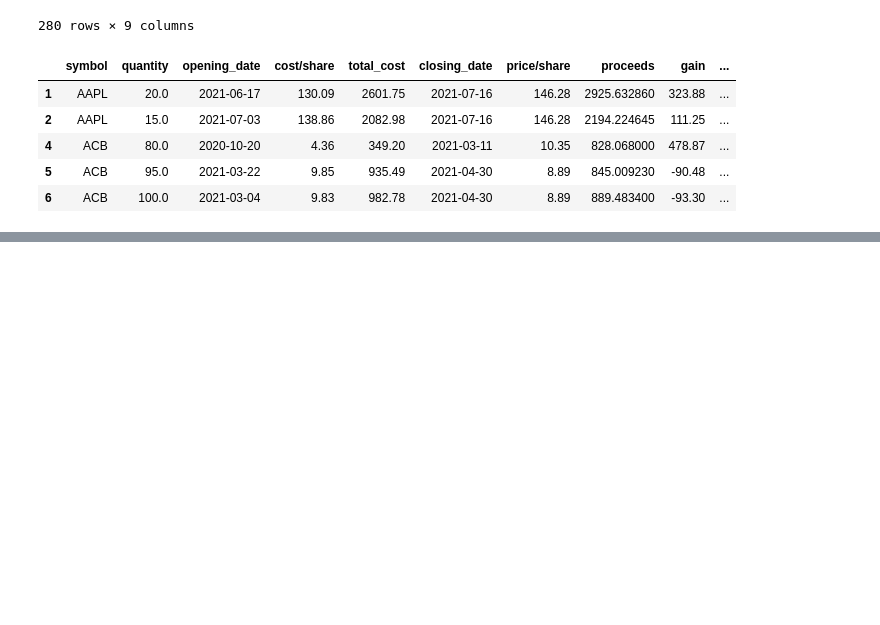
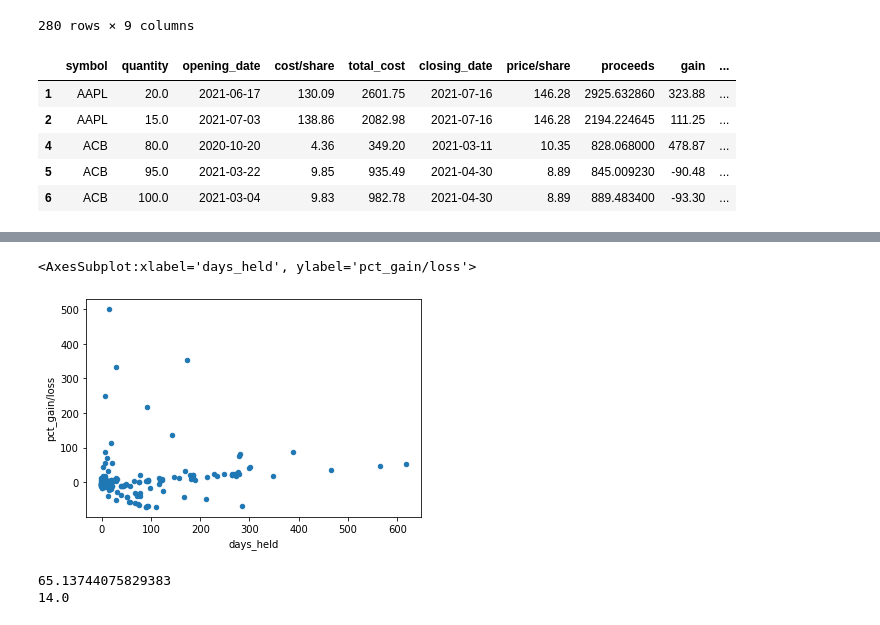
Before and after one commit to dancassin/etrade_analysis_dashboard, a Jupyter notebook: etrade_tax_lot_stats.ipynb, the cells around one changed output, grey strips where cells are left out. Saved outputs shown, nothing was run; the diff lists cells and outputs as text; code cells hidden in the pictures; blank space fills up the shorter version.

```diff
--- a/etrade_tax_lot_stats.ipynb
+++ b/etrade_tax_lot_stats.ipynb
@@ -22,5 +18,5 @@ ytd.value
 # %%
-tax_lot_df = pd.read_csv('/Users/DanCassin/Development/python/minervini_stock_selector/TTM_tax_lots_083021.csv',
+tax_lot_df = pd.read_csv('/Users/DanCassin/Development/python/etrade_account_dashboard/data/TTM_tax_lots_090321.csv',
             usecols=[
                 'Symbol', 'Quantity', 'Opening Date', 'Cost/Share $', 'Total Cost $',
                 'Closing Date',	'Price/Share $', 'Proceeds $', 'Gain $'],
@@ -60,6 +56,9 @@ tax_lot_df['opening_date'] = tax_lot_df['opening_date'].astype('Datetime64')
 tax_lot_df['closing_date'] = tax_lot_df['closing_date'].astype('Datetime64')
 # %%
 tax_lot_df['pct_gain/loss'] = round((tax_lot_df['gain'] / tax_lot_df['total_cost']) * 100, 2)
+# %%
+tax_lot_df['category'] = pd.cut(tax_lot_df.gain, bins=[-5000, .0001, 5000],
+    labels=['loss','gain'])
 # %%
 tax_lot_df.head()
 # %% [output]
@@ -82,11 +90,17 @@ tax_lot_df['days_held'].hist(bins=50)
 # %%
 sub_df = tax_lot_df[['pct_gain/loss','days_held']]
 
-sub_df = sub_df[sub_df['pct_gain/loss'] <=100]
+sub_df = sub_df[sub_df['pct_gain/loss'] <=500]
 
 sub_df.plot(kind='scatter', x='days_held', y='pct_gain/loss')
+# %% [output]
+<AxesSubplot:xlabel='days_held', ylabel='pct_gain/loss'>
+[figure, added]
 # %%
 print(tax_lot_df['days_held'].mean())
 print(tax_lot_df['days_held'].median())
+# %% [output]
+65.13744075829383
+14.0
 # %%
 tax_lot_df['days_held']
```
Also changed, not shown: parts of 19 cells of this notebook, 3 other files.
